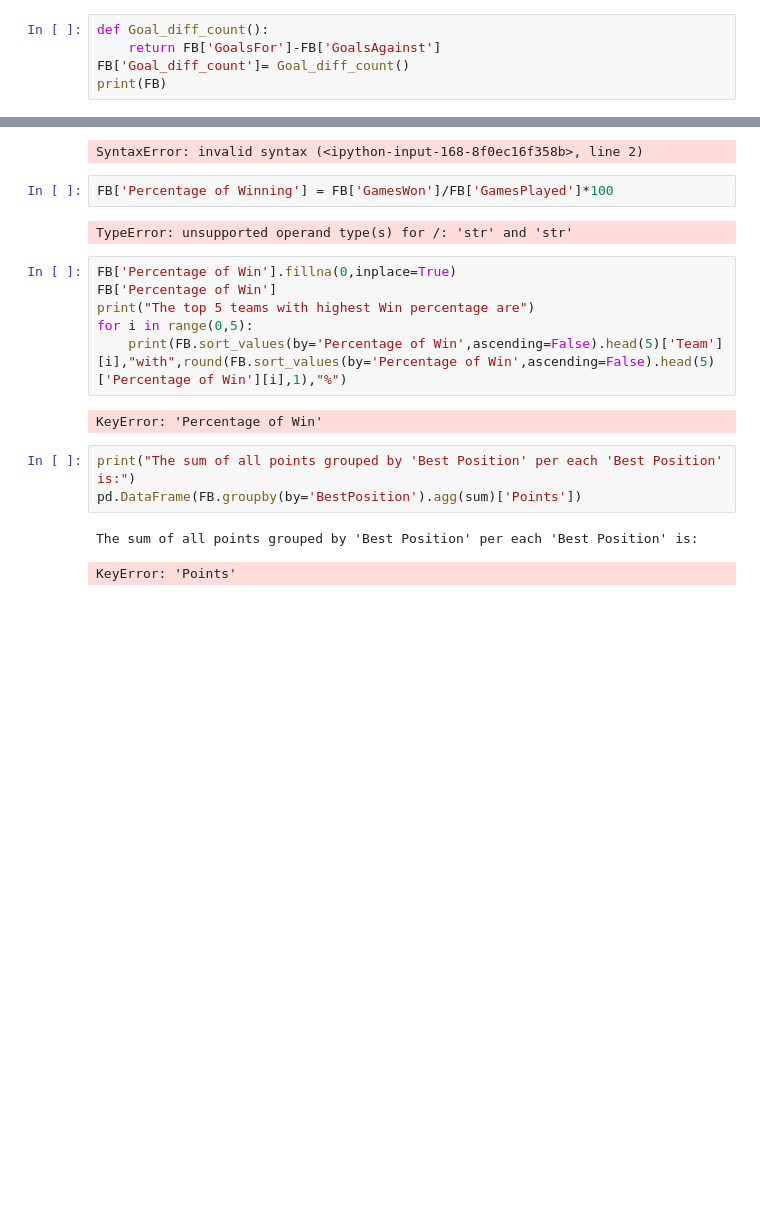
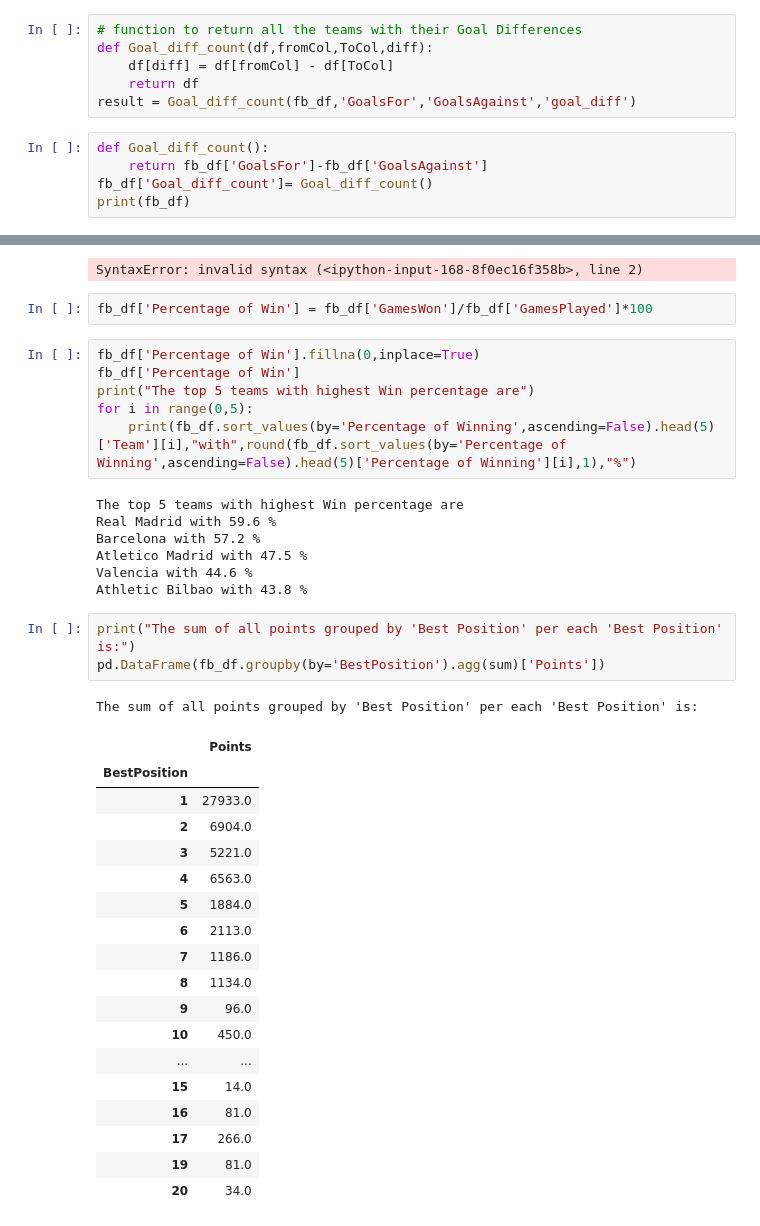
Before and after one commit to GreatLearningAIML1/bangalore-aug19-batch-kartik1975, a Jupyter notebook: Statistical Learning_Project 1_ Solutions_KartikK .ipynb, the cells around one changed output, grey strips where cells are left out. Cells and saved outputs as stored; diff of their text form; blank space fills up the shorter version.

```diff
--- a/Statistical Learning_Project 1_ Solutions_KartikK .ipynb
+++ b/Statistical Learning_Project 1_ Solutions_KartikK .ipynb
@@ -172,6 +208,12 @@ ValueError: invalid literal for int() with base 10: '-'
+# %%
+# function to return all the teams with their Goal Differences
+def Goal_diff_count(df,fromCol,ToCol,diff):
+    df[diff] = df[fromCol] - df[ToCol]
+    return df
+result = Goal_diff_count(fb_df,'GoalsFor','GoalsAgainst','goal_diff')
 # %%
 def Goal_diff_count():
-    return FB['GoalsFor']-FB['GoalsAgainst']
-FB['Goal_diff_count']= Goal_diff_count()
-print(FB)
+    return fb_df['GoalsFor']-fb_df['GoalsAgainst']
+fb_df['Goal_diff_count']= Goal_diff_count()
+print(fb_df)
 # %% [output]
@@ -186,20 +253,40 @@ Print the top 5 teams which has the highest Winning percentage
 # %% [output]
 SyntaxError: invalid syntax (<ipython-input-168-8f0ec16f358b>, line 2)
 # %%
-FB['Percentage of Winning'] = FB['GamesWon']/FB['GamesPlayed']*100
+fb_df['Percentage of Win'] = fb_df['GamesWon']/fb_df['GamesPlayed']*100
-# %% [output]
-TypeError: unsupported operand type(s) for /: 'str' and 'str'
 # %%
-FB['Percentage of Win'].fillna(0,inplace=True)
-FB['Percentage of Win']
+fb_df['Percentage of Win'].fillna(0,inplace=True)
+fb_df['Percentage of Win']
 print("The top 5 teams with highest Win percentage are")
 for i in range(0,5):
-    print(FB.sort_values(by='Percentage of Win',ascending=False).head(5)['Team'][i],"with",round(FB.sort_values(by='Percentage of Win',ascending=False).head(5)['Percentage of Win'][i],1),"%")
+    print(fb_df.sort_values(by='Percentage of Winning',ascending=False).head(5)['Team'][i],"with",round(fb_df.sort_values(by='Percentage of Winning',ascending=False).head(5)['Percentage of Winning'][i],1),"%")
 # %% [output]
-KeyError: 'Percentage of Win'
+The top 5 teams with highest Win percentage are
+Real Madrid with 59.6 %
+Barcelona with 57.2 %
+Atletico Madrid with 47.5 %
+Valencia with 44.6 %
+Athletic Bilbao with 43.8 %
 # %%
 print("The sum of all points grouped by 'Best Position' per each 'Best Position' is:")
-pd.DataFrame(FB.groupby(by='BestPosition').agg(sum)['Points'])
+pd.DataFrame(fb_df.groupby(by='BestPosition').agg(sum)['Points'])
 # %% [output]
 The sum of all points grouped by 'Best Position' per each 'Best Position' is:
-KeyError: 'Points'
+|  | Points |
+| BestPosition |  |
+| 1 | 27933.0 |
+| 2 | 6904.0 |
+| 3 | 5221.0 |
+| 4 | 6563.0 |
+| 5 | 1884.0 |
+| 6 | 2113.0 |
+| 7 | 1186.0 |
+| 8 | 1134.0 |
+| 9 | 96.0 |
+| 10 | 450.0 |
+| ... | ... |
+| 15 | 14.0 |
+| 16 | 81.0 |
+| 17 | 266.0 |
+| 19 | 81.0 |
+| 20 | 34.0 |
```
Also changed, not shown: parts of 18 cells of this notebook.
